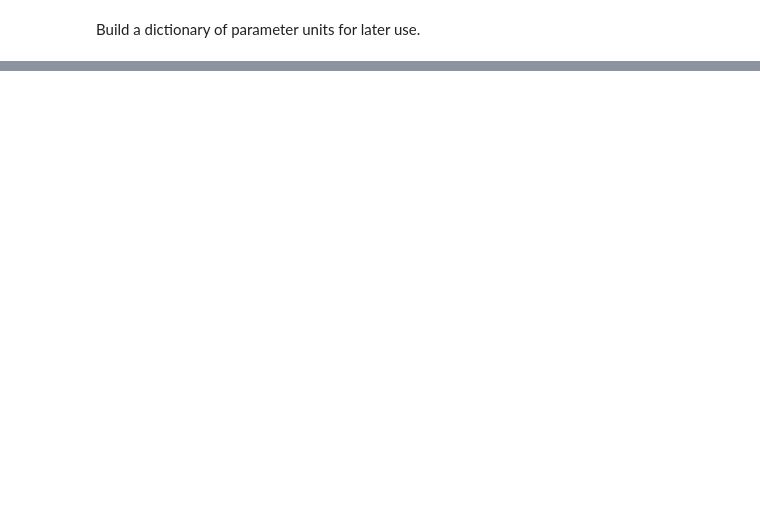
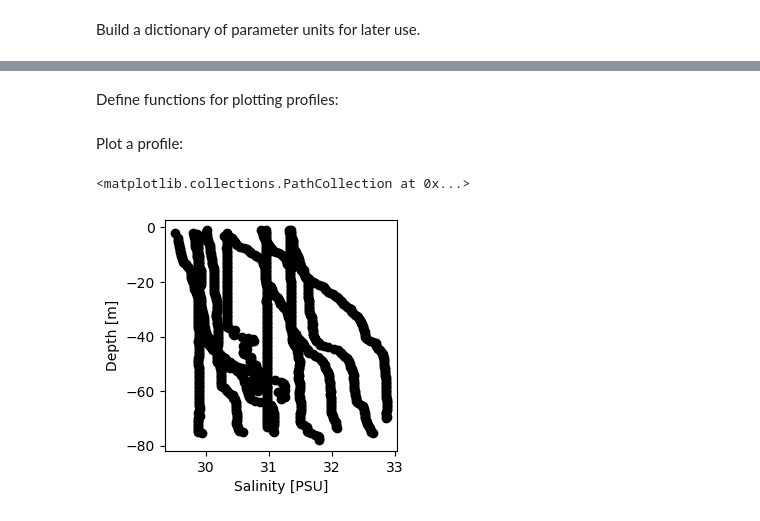
Before and after one commit to SASlabgroup/CEWA590-starter-codes, a Jupyter notebook: ctd/ctd_starter_code.ipynb, the cells around one changed output, grey strips where cells are left out. Drawn from its saved outputs; the diff is of its cells as text; code cells hidden in the pictures; blank space fills up the shorter version.

```diff
--- a/ctd/ctd_starter_code.ipynb
+++ b/ctd/ctd_starter_code.ipynb
@@ -8,7 +11,5 @@ import pandas as pd
 # %%
-#TODO: generalize path
-# WATER_QUALITY_FILE_PATH = './data/EIMContinuousDepthSeriesData_2024Apr08_229519.csv'  # e.g. './data/EIMContinuousDepthSeriesData_2024Apr08_229519.csv'
-WATER_QUALITY_FILE_PATH = './data/EIMContinuousDepthSeriesData_2022Apr14_2343.csv'  # e.g. './data/EIMContinuousDepthSeriesData_2024Apr08_229519.csv'
+WATER_QUALITY_FILE_PATH = 'your path here'  # e.g. './data/EIMContinuousDepthSeriesData_2024Apr08_229519.csv'
 ctd_all_data = pd.read_csv(WATER_QUALITY_FILE_PATH)
 # %%
 ctd_all_data.info()
@@ -210,3 +43,0 @@ def plot_depth_profile_by_month(df, result_parameter_name, ax=None):
-# %%
-fig, ax = plt.subplots(1, 1, figsize = (3, 3), sharey=True)
-plot_depth_profile_by_month(ctd_subset, 'Salinity', ax=ax)
@@ -552,0 +109,43 @@ df.pivot(index='foo', columns='bar', values='baz')
+# %% [markdown]
+Define functions for plotting profiles:
+# %%
+def plot_depth_profile(profile, ax=None, label_axes=True, **kwargs):
+    """ Plot the depth profile of a parameter Series. """
+    if ax is None:
+        ax = plt.gca()
+
+    sc = ax.scatter(
+        x=profile,
+        y=-profile.index.get_level_values('Depth_Value'),
+        **kwargs,
+    )
+    if label_axes:
+        label_profile_axes(profile.name, ax)
+    return sc
+
+def plot_depth_profile_by_month(profile, ax=None, label_axes=True, **kwargs):
+    """ Plot the depth profile of a parameter Series and color it by month. """
+    # Call the profile plot function and pass the month as the color.
+    sc = plot_depth_profile(
+        profile=profile,
+        ax=ax,
+        label_axes=label_axes,
+        c=profile.index.get_level_values('Field_Collection_Date_Time').month,
+        **kwargs,
+    )
+    return sc
+
+def label_profile_axes(parameter, ax=None, **kwargs):
+    """ Label a profile plot's axes with the appropriate units. """
+    if ax is None:
+        ax = plt.gca()
+    ax.set_xlabel(f'{parameter} [{parameter_units[parameter]}]', **kwargs)
+    ax.set_ylabel(f'Depth [{parameter_units['Depth']}]', **kwargs)
+# %% [markdown]
+Plot a profile:
+# %%
+fig, ax = plt.subplots(figsize =(3,3))
+plot_depth_profile(ctd_pivot['Salinity'], ax=ax, color='k', label_axes=True)
+# %% [output]
+<matplotlib.collections.PathCollection at 0x...>
+[figure, added]
```
Also changed, not shown: parts of 57 cells of this notebook.
